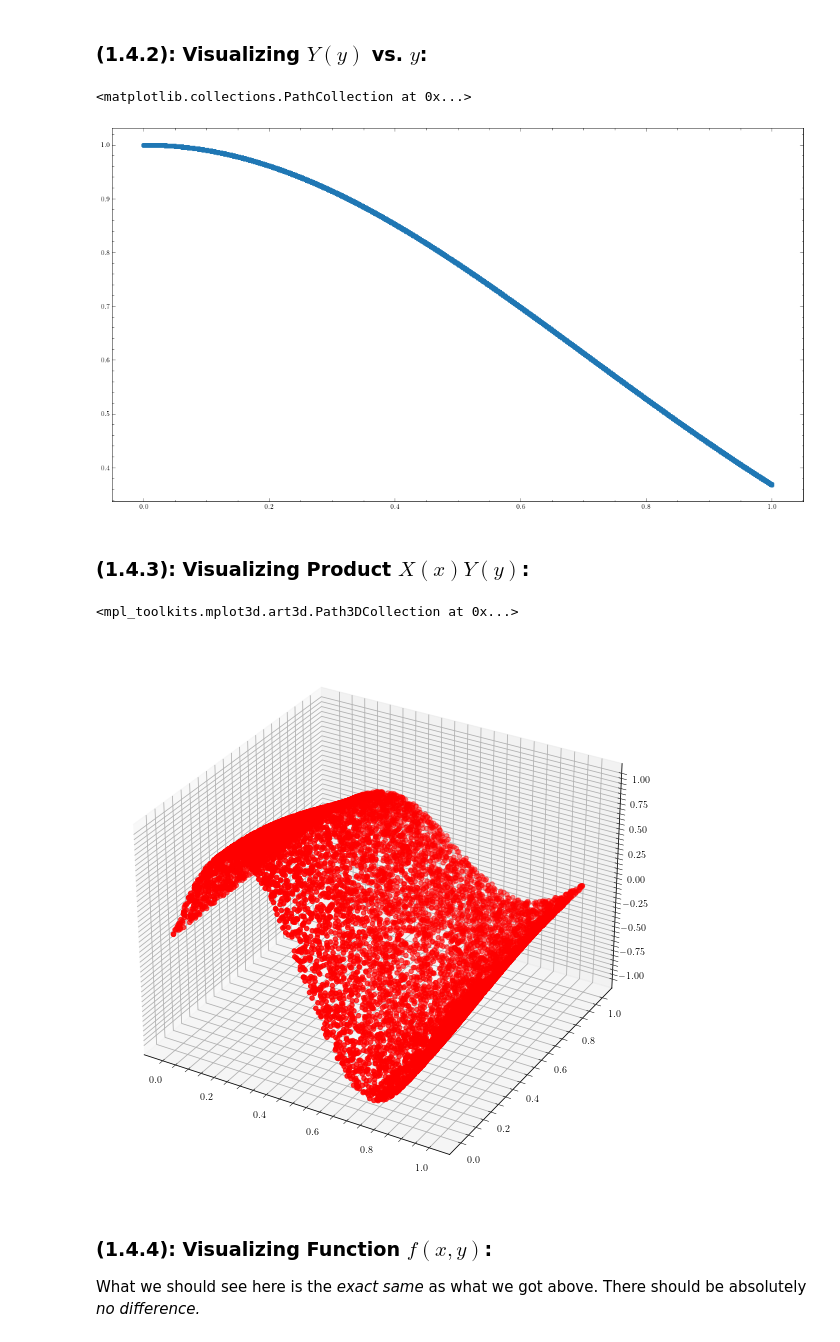
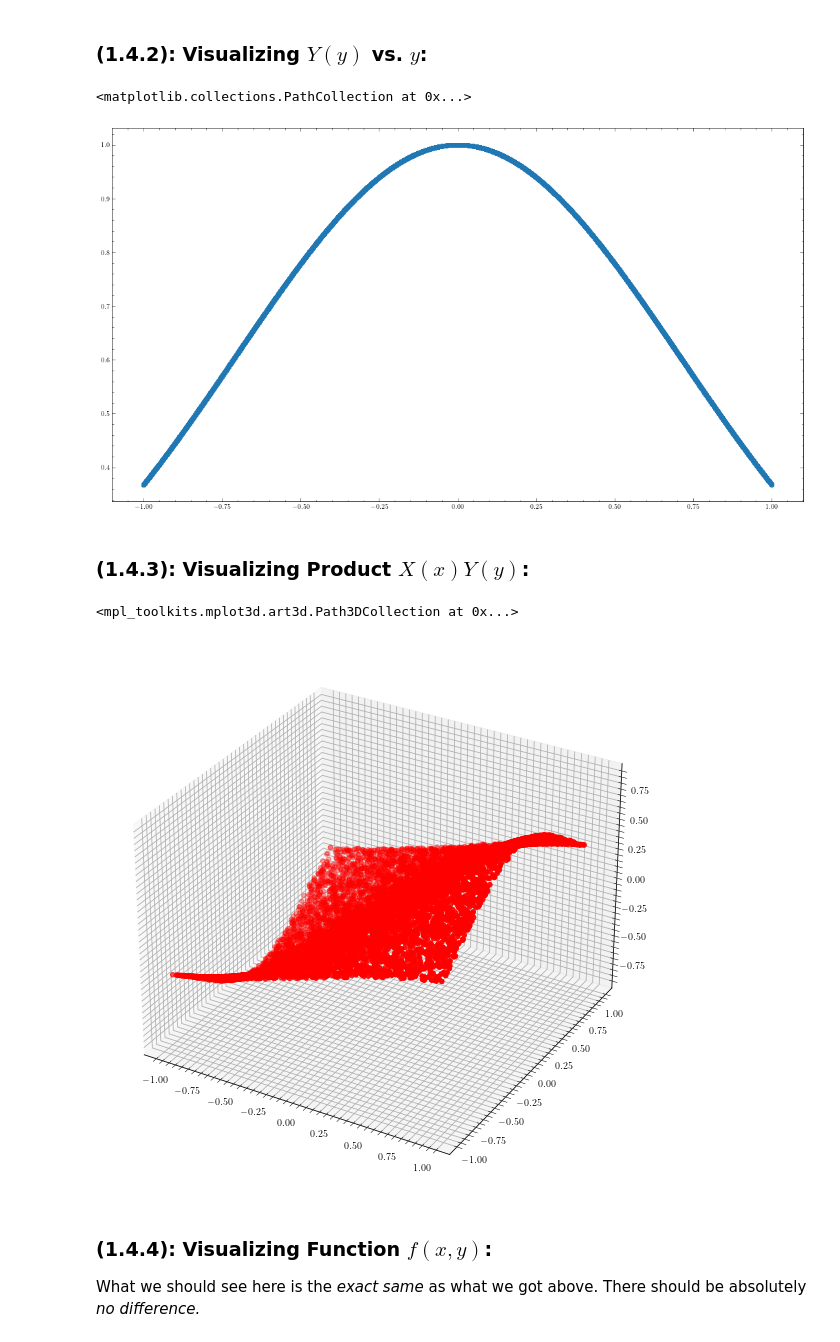
Before and after one commit to Woofmagic/sivers_regression, a Jupyter notebook: app/notebooks/symbolic_approach.ipynb, the cells around one changed output. Drawn from its saved outputs; the diff is of its cells as text; code cells hidden in the pictures.

```diff
--- a/app/notebooks/symbolic_approach.ipynb
+++ b/app/notebooks/symbolic_approach.ipynb
@@ -56,13 +63,13 @@ $\displaystyle y$
 # f_function_of_x_and_y = (independent_variable_symbols[0]**2 + sp.exp(independent_variable_symbols[0])) / (0.05**2 + independent_variable_symbols[1]**2)
 # %%
 # X(x):
-X_function_of_x = sp.sin(2. * sp.pi * independent_variable_symbols[0])
+X_function_of_x = sp.sin(independent_variable_symbols[0])
 
 # Y(y):
 Y_function_of_y = sp.exp(-1.0 * independent_variable_symbols[1]**2)
 
 # f(x, q):
-f_function_of_x_and_y = sp.sin(2. * sp.pi * independent_variable_symbols[0]) * sp.exp(-1.0 * independent_variable_symbols[1]**2)
+f_function_of_x_and_y = sp.sin(independent_variable_symbols[0]) * sp.exp(-1.0 * independent_variable_symbols[1]**2)
 # %% [markdown]
 ### (1.2.1): Verify the functions worked:
 # %%
@@ -130,10 +137,10 @@ plt.rcParams['ytick.right'] = True
 # %% [markdown]
 ### (1.4.2): Generating some Random $x$ and $y$ values:
 # %%
-x_values = np.random.uniform(low = 0., high = 1., size = 10000).astype(np.float32)
-y_values = np.random.uniform(low = 0., high = 1., size = 10000).astype(np.float32)
+x_domain_values = np.random.uniform(low = -1., high = 1., size = 10000).astype(np.float32)
+y_domain_values = np.random.uniform(low = -1., high = 1., size = 10000).astype(np.float32)
 
-f_values = lambdified_f_function_of_x_and_y(x_values, y_values).astype(np.float32)
+function_f_values = lambdified_f_function_of_x_and_y(x_domain_values, y_domain_values).astype(np.float32)
 # %% [markdown]
 ### (1.4.3): Visualizing the "input space":
 # %%
@@ -146,8 +153,10 @@ input_space_axis.scatter(x_values, y_values)
 # %% [markdown]
 ### (1.4.3): Visualizing $X(x)$ vs. $x$:
 # %%
+function_x_values = lambdified_X_function_of_x(x_domain_values)
+
 n_vs_x_figure = plt.figure(figsize = (18, 10))
 n_vs_x_axis = n_vs_x_figure.add_subplot(1, 1, 1)
-n_vs_x_axis.scatter(x_values, lambdified_X_function_of_x(x_values))
+n_vs_x_axis.scatter(x_domain_values, function_x_values)
 # %% [output]
 <matplotlib.collections.PathCollection at 0x...>
@@ -155,21 +164,23 @@ n_vs_x_axis.scatter(x_values, lambdified_X_function_of_x(x_values))
 # %% [markdown]
 ### (1.4.2): Visualizing $Y(y)$ vs. $y$:
 # %%
+function_y_values = lambdified_Y_function_of_y(y_domain_values)
+
 f_vs_p_figure = plt.figure(figsize = (18, 10))
 f_vs_p_axis = f_vs_p_figure.add_subplot(1, 1, 1)
-f_vs_p_axis.scatter(y_values, lambdified_Y_function_of_y(y_values))
+f_vs_p_axis.scatter(y_domain_values, function_y_values)
 # %% [output]
 <matplotlib.collections.PathCollection at 0x...>
-[figure, old version]
+[figure, new version]
 # %% [markdown]
 ### (1.4.3): Visualizing Product $X(x)Y(y)$:
 # %%
 f_vs_p_figure = plt.figure(figsize = (18, 10))
 f_vs_p_axis = f_vs_p_figure.add_subplot(1, 1, 1, projection = "3d")
-f_vs_p_axis.scatter(x_values, y_values, lambdified_Y_function_of_y(y_values) * lambdified_X_function_of_x(x_values), color = 'red')
+f_vs_p_axis.scatter(x_domain_values, y_domain_values, function_x_values * function_y_values, color = 'red')
 # %% [output]
 <mpl_toolkits.mplot3d.art3d.Path3DCollection at 0x...>
-[figure, old version]
+[figure, new version]
 # %% [markdown]
 ### (1.4.4): Visualizing Function $f(x, y)$:
 
```
Also changed, not shown: parts of 39 cells of this notebook, 4 other files.
